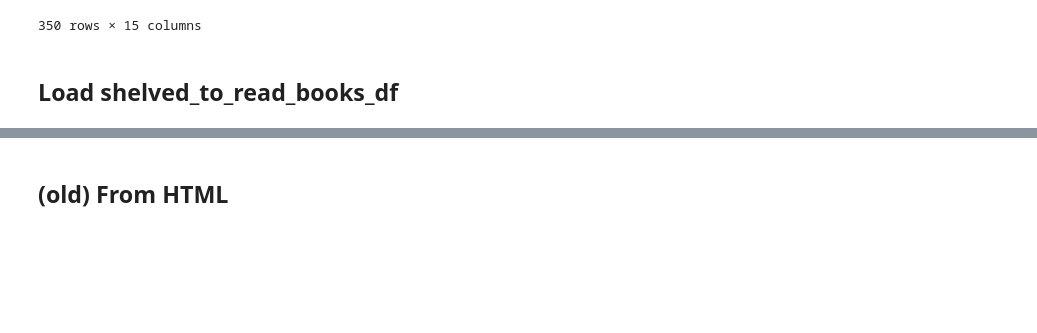
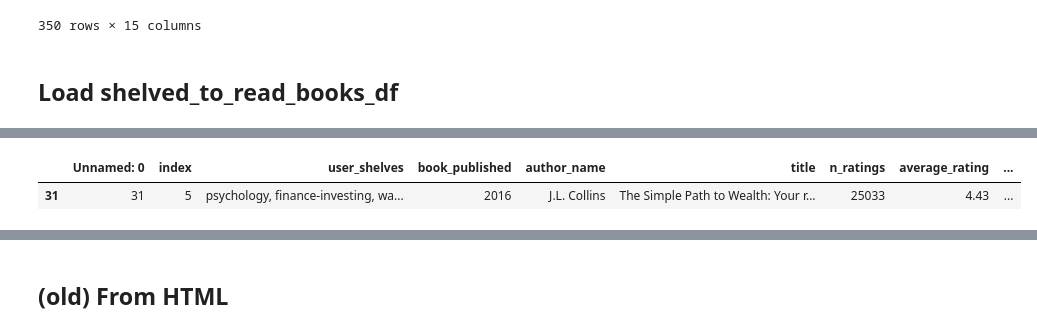
Before and after one commit to jgonzal1/jgonzal1.github.io, a Jupyter notebook: assets/📚.ipynb, the cells around one changed output, grey strips where cells are left out. Drawn from its saved outputs; the diff is of its cells as text; code cells hidden in the pictures; blank space fills up the shorter version.

```diff
--- a/assets/📚.ipynb
+++ b/assets/📚.ipynb
@@ -249,3 +307,8 @@ shelved_to_read_books_df
+# %%
+shelved_to_read_books_df[shelved_to_read_books_df["author_name"]=="J.L. Collins"]
+# %% [output]
+|  | Unnamed: 0 | index | user_shelves | book_published | author_name | title | n_ratings | average_rating | ... |
+| 31 | 31 | 5 | psychology, finance-investing, wa... | 2016 | J.L. Collins | The Simple Path to Wealth: Your r... | 25033 | 4.43 | ... |
 # %%
 shelved_to_read_books_df[
   (shelved_to_read_books_df["n_ratings"]==0) |
```
Also changed, not shown: parts of 3 cells of this notebook.
